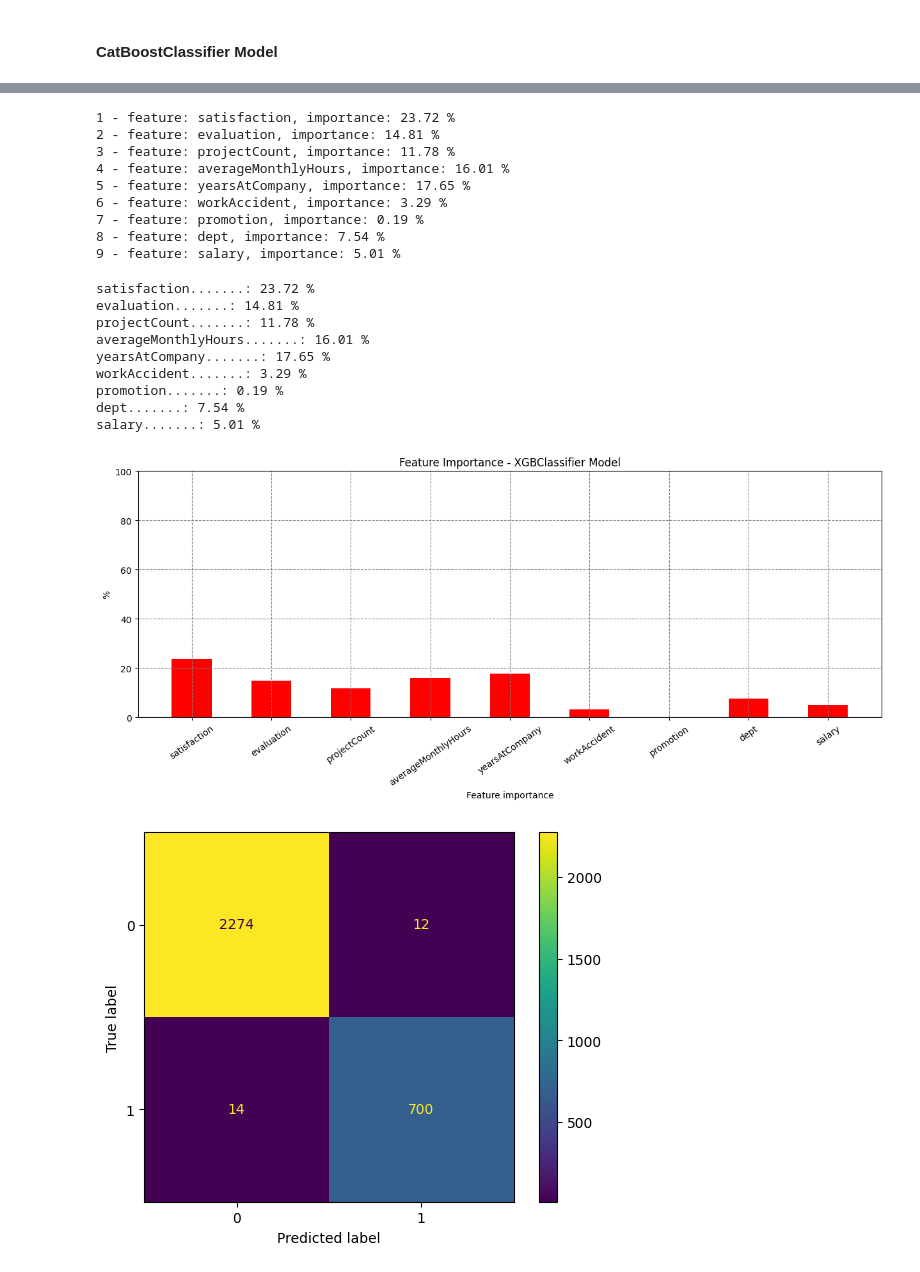
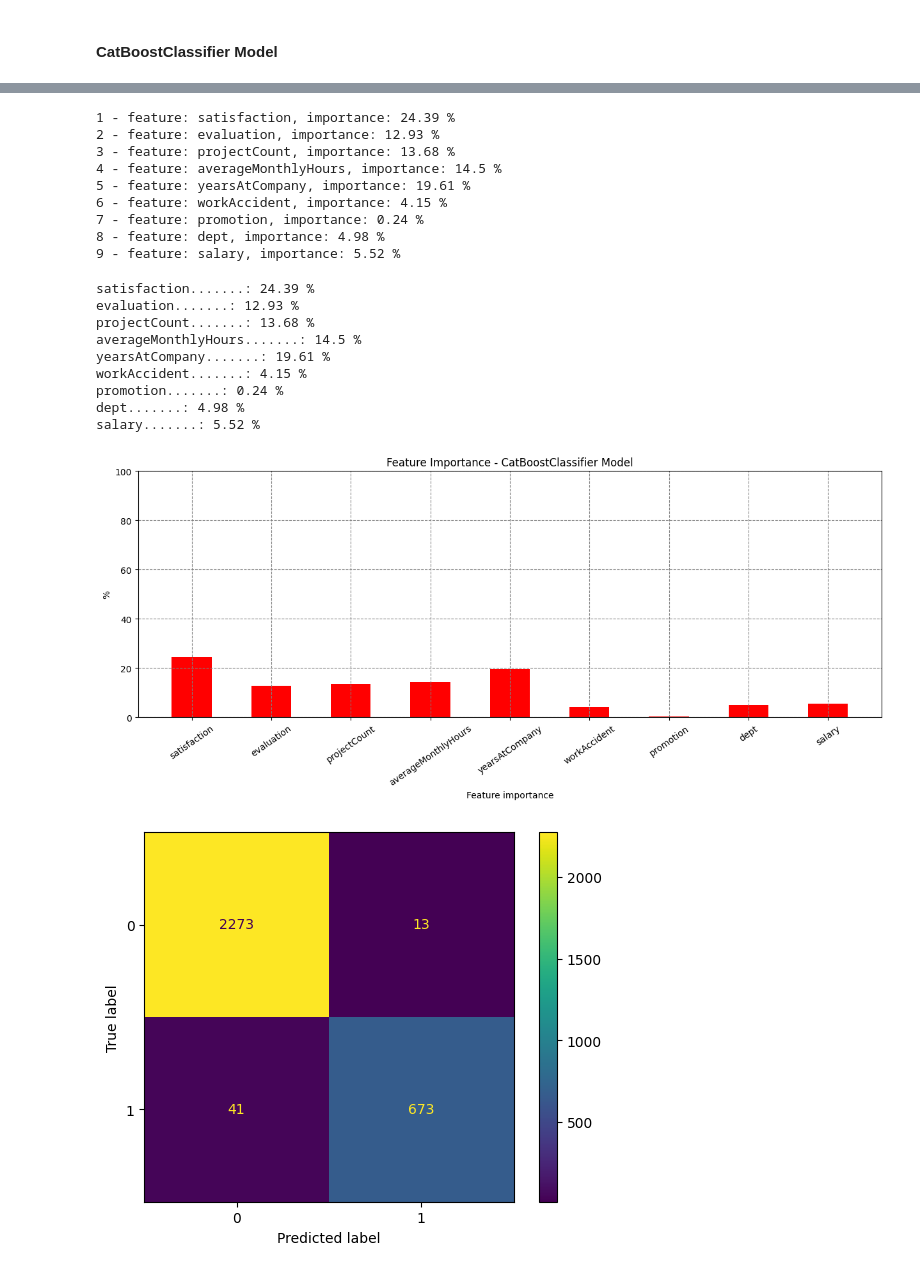
Before and after one commit to andvsilva/programming, a Jupyter notebook: notebooks/explore/thebestmodel.ipynb, the cells around one changed output, grey strips where cells are left out. Drawn from its saved outputs; the diff is of its cells as text; code cells hidden in the pictures.

```diff
--- a/notebooks/explore/thebestmodel.ipynb
+++ b/notebooks/explore/thebestmodel.ipynb
@@ -167,10 +171,10 @@ def plot_conf_matrix(y_test, y_pred):
 from catboost import CatBoostClassifier, Pool
 
 cat_model = CatBoostClassifier(
-    iterations = 1000, # 1000 are ideal
+    iterations = 100, # 1000 are ideal
     loss_function='MultiClass',
     bootstrap_type = "Bayesian",
-    eval_metric = 'MultiClass',
+    eval_metric = 'AUC',
     leaf_estimation_iterations = 100,
     random_strength = 0.5,
     depth = 7,
@@ -218,15 +222,15 @@ for feat, importance in zip(X.columns, cat_model.feature_importances_):
     list_name_features.append(feat)
     index += 1
 # %% [output]
-1 - feature: satisfaction, importance: 23.72 %
-2 - feature: evaluation, importance: 14.81 %
-3 - feature: projectCount, importance: 11.78 %
-4 - feature: averageMonthlyHours, importance: 16.01 %
-5 - feature: yearsAtCompany, importance: 17.65 %
-6 - feature: workAccident, importance: 3.29 %
-7 - feature: promotion, importance: 0.19 %
-8 - feature: dept, importance: 7.54 %
-9 - feature: salary, importance: 5.01 %
+1 - feature: satisfaction, importance: 24.39 %
+2 - feature: evaluation, importance: 12.93 %
+3 - feature: projectCount, importance: 13.68 %
+4 - feature: averageMonthlyHours, importance: 14.5 %
+5 - feature: yearsAtCompany, importance: 19.61 %
+6 - feature: workAccident, importance: 4.15 %
+7 - feature: promotion, importance: 0.24 %
+8 - feature: dept, importance: 4.98 %
+9 - feature: salary, importance: 5.52 %
 # %%
 list_feat_importances = list(cat_model.feature_importances_)
 dict_feat_importances = {}
@@ -238,28 +242,28 @@ for ilist in list_name_features:
     print(f"{ilist}.......: {round(dict_feat_importances[ilist], 2)} %")
     i=i+1
 # %% [output]
-satisfaction.......: 23.72 %
-evaluation.......: 14.81 %
-projectCount.......: 11.78 %
-averageMonthlyHours.......: 16.01 %
-yearsAtCompany.......: 17.65 %
-workAccident.......: 3.29 %
-promotion.......: 0.19 %
-dept.......: 7.54 %
-salary.......: 5.01 %
+satisfaction.......: 24.39 %
+evaluation.......: 12.93 %
+projectCount.......: 13.68 %
+averageMonthlyHours.......: 14.5 %
+yearsAtCompany.......: 19.61 %
+workAccident.......: 4.15 %
+promotion.......: 0.24 %
+dept.......: 4.98 %
+salary.......: 5.52 %
 # %%
 # feature importance
 plt.figure(figsize=(15,5))
 plt.bar(dict_feat_importances.keys(),dict_feat_importances.values(), width=.5, color='r')
 plt.ylim(0,100)
-plt.title("Feature Importance - XGBClassifier Model")
+plt.title("Feature Importance - CatBoostClassifier Model")
 plt.ylabel("%")
 plt.xlabel("Feature importance")
 plt.xticks(rotation=35)
 plt.grid(color='gray', linestyle='dashed')
 plt.show()
 # %% [output]
-[figure, old version]
+[figure, new version]
 # %%
 plot_conf_matrix(y_test, y_pred_cat)
 # %% [output]
```
Also changed, not shown: parts of 18 cells of this notebook, 11 other files.
